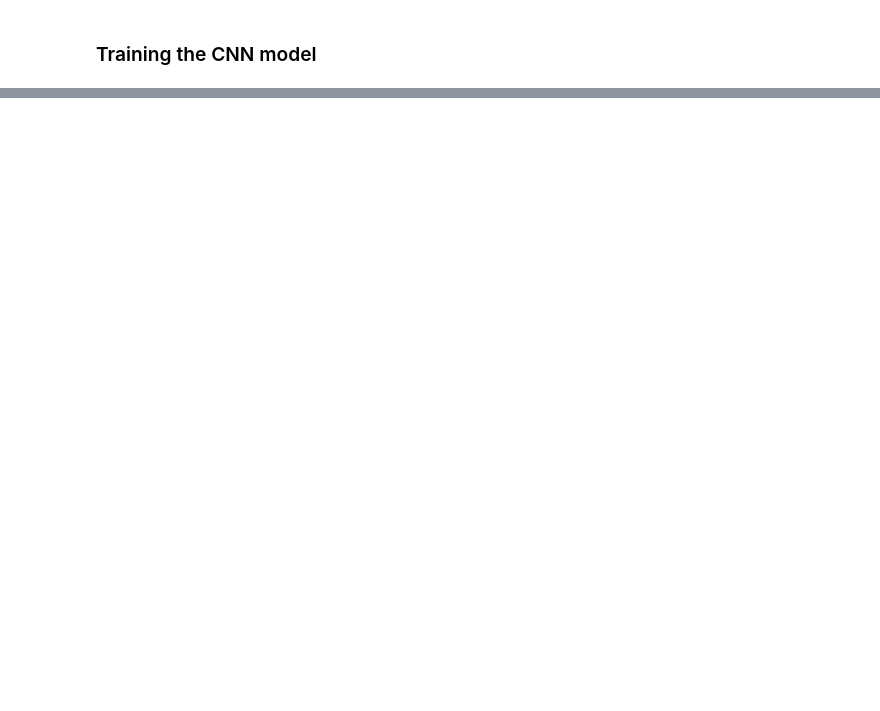
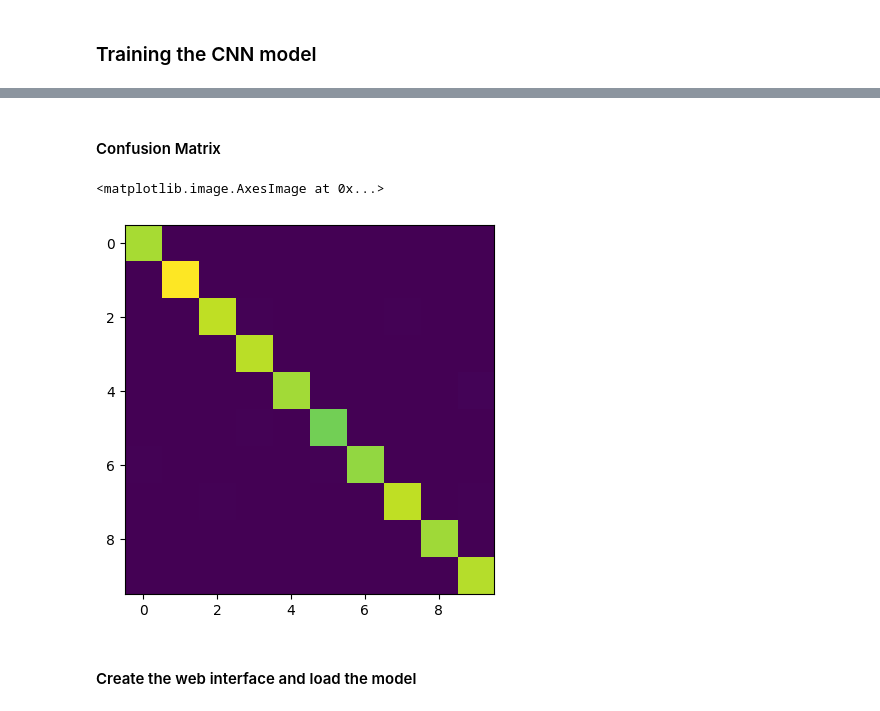
Before and after one commit to Stefanel99/mnist_cnn_classifier, a Jupyter notebook: analysis.ipynb, the cells around one changed output, grey strips where cells are left out. Cells and saved outputs as stored; diff of their text form; code cells hidden in the pictures; blank space fills up the shorter version.

```diff
--- a/analysis.ipynb
+++ b/analysis.ipynb
@@ -147,0 +208,32 @@ Test Accuracy: 0.9846000075340271
+# %% [markdown]
+#### Confusion Matrix
+# %%
+model.eval()
+all_preds,all_labels=[],[]
+with torch.no_grad():
+    for images,labels in test_loader:
+        images = images.to(device)
+        labels = labels.to(device)
+        output = model(images)
+        _,preds=torch.max(output,1)
+
+        if device == "cpu":
+            all_preds.append(preds)
+            all_labels.append(labels)
+        elif device == "cuda":
+            all_preds.append(preds.cpu())
+            all_labels.append(labels.cpu())
+        else:
+            raise ValueError(f"Unsuported device: {device}. Expected 'cpu' or 'gpu'.")
+all_preds=torch.cat(all_preds)
+all_labels=torch.cat(all_labels)
+
+
+cm=torchmetrics.ConfusionMatrix(task='multiclass',num_classes=10)
+confusion_matrix=cm(all_preds,all_labels)
+plt.imshow(confusion_matrix)
+# %% [output]
+<matplotlib.image.AxesImage at 0x...>
+[figure, added]
+# %% [markdown]
+#### Create the web interface and load the model
```
Also changed, not shown: parts of 13 cells of this notebook, 3 other files.
